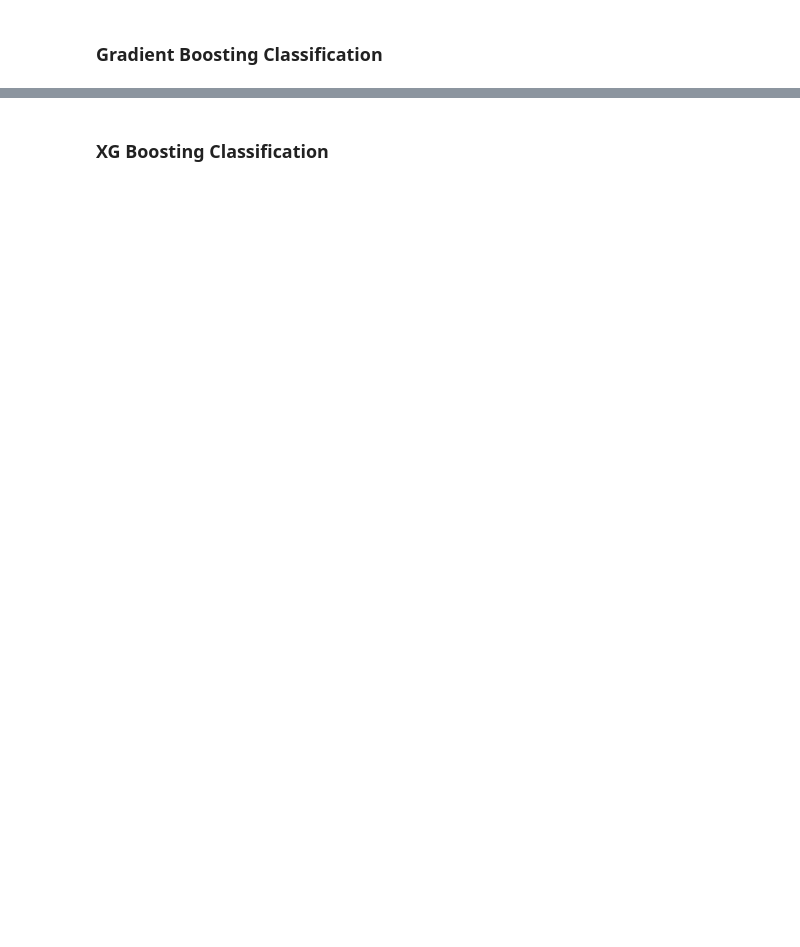
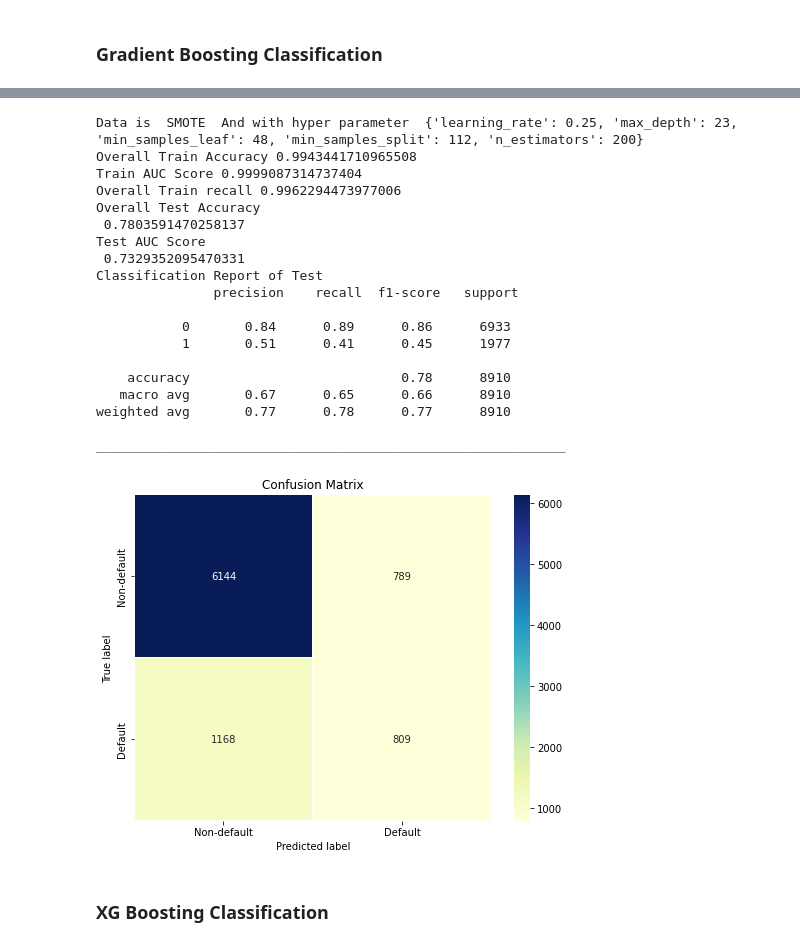
Before and after one commit to krishna9734/Credit-Card-Default-Prediction, a Jupyter notebook: Copy_of_Credit_Card_Default_Prediction_Capstone_Project.ipynb, the cells around one changed output, grey strips where cells are left out. Cells and saved outputs as stored; diff of their text form; code cells hidden in the pictures; blank space fills up the shorter version.

```diff
--- a/Copy_of_Credit_Card_Default_Prediction_Capstone_Project.ipynb
+++ b/Copy_of_Credit_Card_Default_Prediction_Capstone_Project.ipynb
@@ -936,32 +945,0 @@ param_dict = {'learning_rate': learning_rates, 'n_estimators' : n_estimators, 'm
-# %%
-# Importing Gradient Boosting Classification
-from sklearn.ensemble import GradientBoostingClassifier
-# Instantiate a Gradient Boosting classifier
-gbc = GradientBoostingClassifier(random_state=42)
-# For shrink the contribution of each tree by learning_rate
-learning_rates = [1, 0.5, 0.25, 0.1, 0.05, 0.01]
-# Number of trees
-n_estimators = [100,150,200]
-# Maximum depth of trees
-max_depth = [10,20,30]
-# Minimum number of samples required to split a node
-min_samples_split = [50,100,150]
-# Minimum number of samples required at each leaf node
-min_samples_leaf = [40,50]
-# Hyperparameter Grid
-param_dict = {'learning_rate': learning_rates, 'n_estimators' : n_estimators, 'max_depth' : max_depth, 'min_samples_split' : min_samples_split, 'min_samples_leaf' : min_samples_leaf}
-from sklearn.model_selection import RandomizedSearchCV
-# Grid search
-gbc_grid = RandomizedSearchCV(estimator=gbc, param_distributions = param_dict, cv = 2, verbose=2, scoring='roc_auc')
-# Fitting model
-gbc_grid.fit(X_train,y_train)
-# Storing best estimator
-gbc_optimal_model = gbc_grid.best_estimator_
-# class prediction of y on train and test
-y_pred_gbc_grid=gbc_optimal_model.predict(X_test)
-y_train_pred_gbc_grid=gbc_optimal_model.predict(X_train)
-# Get the probabilities on train and test
-y_pred_prob_gbc_grid = gbc_optimal_model.predict_proba(X_train)[:,1]
-y_train_pred_prob_gbc_grid = gbc_optimal_model.predict_proba(X_test)[:,1]
-# Now getting the model Evalution
-model_eval(GradientBoostingClassifier(random_state=42), X_train, y_train_pred_gbc_grid, X_test, y_pred_gbc_grid)
@@ -987,3 +946,33 @@ weighted avg       0.98      0.98      0.98      5940
+# %%
+# Best Parameter of each Sampling Method
+param_gb = [{'learning_rate': 0.25, 'max_depth': 23, 'min_samples_leaf': 48, 'min_samples_split': 112, 'n_estimators': 200}]
+# Result of each Sampling Method
+index = [0]
+for Xtrain,ytrain,sampleName,index in zip(X_train,y_train,name,index):
+    print('Data is ',sampleName ,' And with hyper parameter ',param_gb[index])
+    model_eval(GradientBoostingClassifier(**param_gb[index],random_state= 42), Xtrain, ytrain,X_test,y_test)
+    print("_" * 60)
+# %% [output]
+Data is  SMOTE  And with hyper parameter  {'learning_rate': 0.25, 'max_depth': 23, 'min_samples_leaf': 48, 'min_samples_split': 112, 'n_estimators': 200}
+Overall Train Accuracy 0.9943441710965508
+Train AUC Score 0.9999087314737404
+Overall Train recall 0.9962294473977006
+Overall Test Accuracy
+ 0.7803591470258137
+Test AUC Score
+ 0.7329352095470331
+Classification Report of Test
+               precision    recall  f1-score   support
+
+           0       0.84      0.89      0.86      6933
+           1       0.51      0.41      0.45      1977
+
+    accuracy                           0.78      8910
+   macro avg       0.67      0.65      0.66      8910
+weighted avg       0.77      0.78      0.77      8910
+
+____________________________________________________________
+[figure, added]
 # %% [markdown]
 
 ### XG Boosting Classification
```
Also changed, not shown: parts of 45 cells of this notebook.
